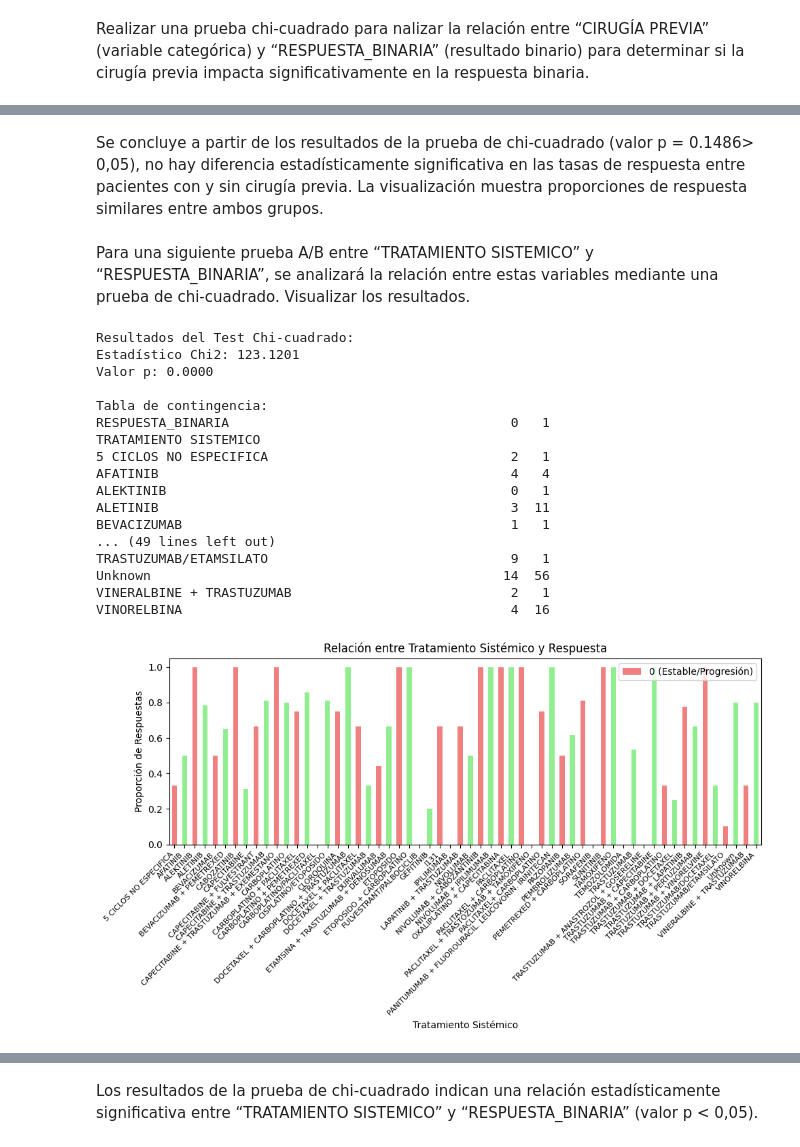
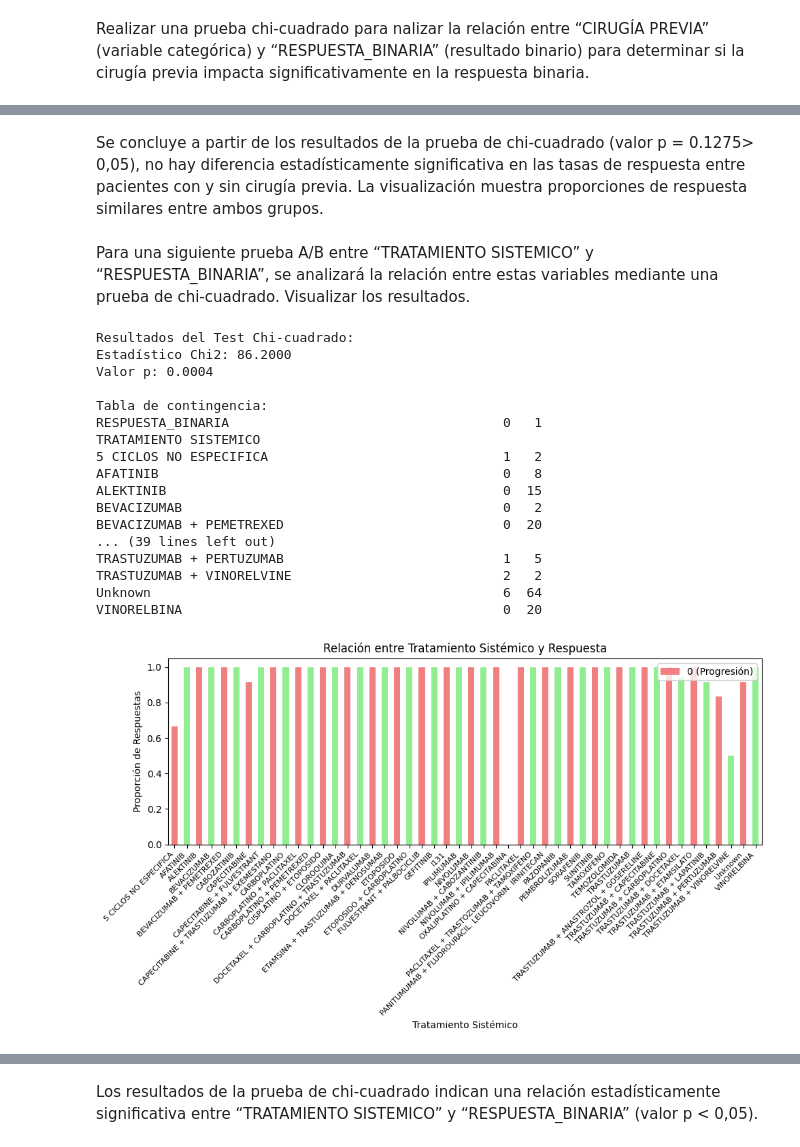
Before and after one commit to AngelTroncoso/TratamientoOncologico, a Jupyter notebook: Copia_de_Análisis_METS_OPS.ipynb, the cells around one changed output, grey strips where cells are left out. Drawn from its saved outputs; the diff is of its cells as text; code cells hidden in the pictures.

```diff
--- a/Copia_de_Análisis_METS_OPS.ipynb
+++ b/Copia_de_Análisis_METS_OPS.ipynb
@@ -42,3 +19,3 @@ os.chdir('/content/drive/MyDrive')
 # %%
 # Cargar dataset
-df = pd.read_csv('/content/drive/MyDrive/base-de-datos-mets-opt_cleaned.csv', encoding='latin-1')
+df = pd.read_csv('/content/drive/MyDrive/base-de-datos-mets-opt_cleaned_final.csv', encoding='latin-1')
@@ -109,5 +106,5 @@ Frecuencias esperadas:
 # %% [markdown]
-Se concluye a partir de los resultados de la prueba de chi-cuadrado (valor p = 0.1486> 0,05), no hay diferencia estadísticamente significativa en las tasas de respuesta entre pacientes con y sin cirugía previa. La visualización muestra proporciones de respuesta similares entre ambos grupos.
+Se concluye a partir de los resultados de la prueba de chi-cuadrado (valor p = 0.1275> 0,05), no hay diferencia estadísticamente significativa en las tasas de respuesta entre pacientes con y sin cirugía previa. La visualización muestra proporciones de respuesta similares entre ambos grupos.
 # %% [markdown]
 Para una siguiente prueba A/B entre “TRATAMIENTO SISTEMICO” y “RESPUESTA_BINARIA”, se analizará la relación entre estas variables mediante una prueba de chi-cuadrado. Visualizar los resultados.
 # %%
@@ -116,45 +113,45 @@ grouped_data = df.groupby('TRATAMIENTO SISTEMICO')['RESPUESTA_BINARIA'].mean()
 
 # Realizar prueba chi-cuadrado
 contingency_table = pd.crosstab(df['TRATAMIENTO SISTEMICO'], df['RESPUESTA_BINARIA'])
 chi2, p_value, dof, expected = stats.chi2_contingency(contingency_table)
 
 
 print('\nResultados del Test Chi-cuadrado:')
 print(f'Estadístico Chi2: {chi2:.4f}')
 print(f'Valor p: {p_value:.4f}')
 print('\nTabla de contingencia:')
 print(contingency_table)
 
 # Crear gráfico de barras apiladas
 colors = ['lightcoral', 'lightgreen']  # Define los colores para las respuestas 0 y 1
 grouped_data.plot(kind='bar', stacked=True, color=colors, figsize=(10, 6))
 
 # Personalizar el gráfico
 plt.title('Relación entre Tratamiento Sistémico y Respuesta')
 plt.xlabel('Tratamiento Sistémico')
 plt.ylabel('Proporción de Respuestas')
 plt.xticks(rotation=45, ha='right', fontsize=8)
-plt.legend(labels=['0 (Estable/Progresión)', '1 (Respuesta parcial/completa)'])
+plt.legend(labels=['0 (Progresión)', '1 (Estable/Respuesta parcial/Respuesta completa)'])
 plt.tight_layout()
 
 # Mostrar el gráfico
 plt.show()
 # %% [output]
 Resultados del Test Chi-cuadrado:
-Estadístico Chi2: 123.1201
-Valor p: 0.0000
+Estadístico Chi2: 86.2000
+Valor p: 0.0004
 
 Tabla de contingencia:
-RESPUESTA_BINARIA                                    0   1
+RESPUESTA_BINARIA                                   0   1
 TRATAMIENTO SISTEMICO
-5 CICLOS NO ESPECIFICA                               2   1
-AFATINIB                                             4   4
-ALEKTINIB                                            0   1
-ALETINIB                                             3  11
-BEVACIZUMAB                                          1   1
-... (49 lines left out)
-TRASTUZUMAB/ETAMSILATO                               9   1
-Unknown                                             14  56
-VINERALBINE + TRASTUZUMAB                            2   1
-VINORELBINA                                          4  16
+5 CICLOS NO ESPECIFICA                              1   2
+AFATINIB                                            0   8
+ALEKTINIB                                           0  15
+BEVACIZUMAB                                         0   2
+BEVACIZUMAB + PEMETREXED                            0  20
+... (39 lines left out)
+TRASTUZUMAB + PERTUZUMAB                            1   5
+TRASTUZUMAB + VINORELVINE                           2   2
+Unknown                                             6  64
+VINORELBINA                                         0  20
-[figure, old version]
+[figure, new version]
```
Also changed, not shown: parts of 24 cells of this notebook.
